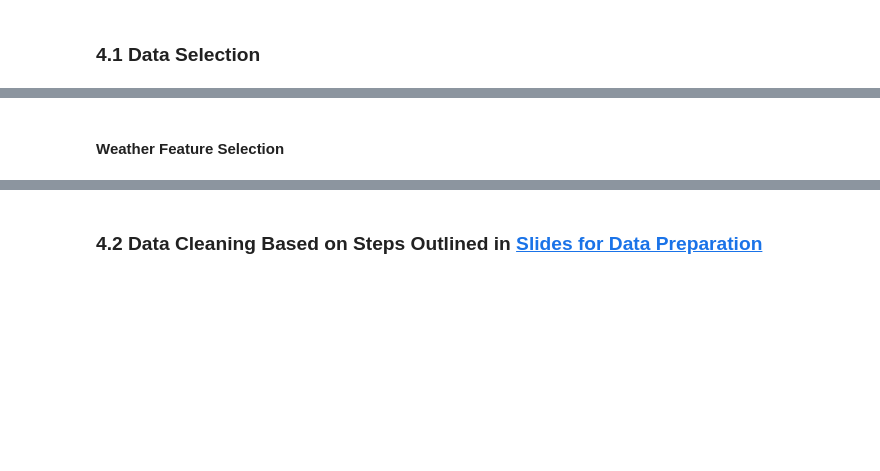
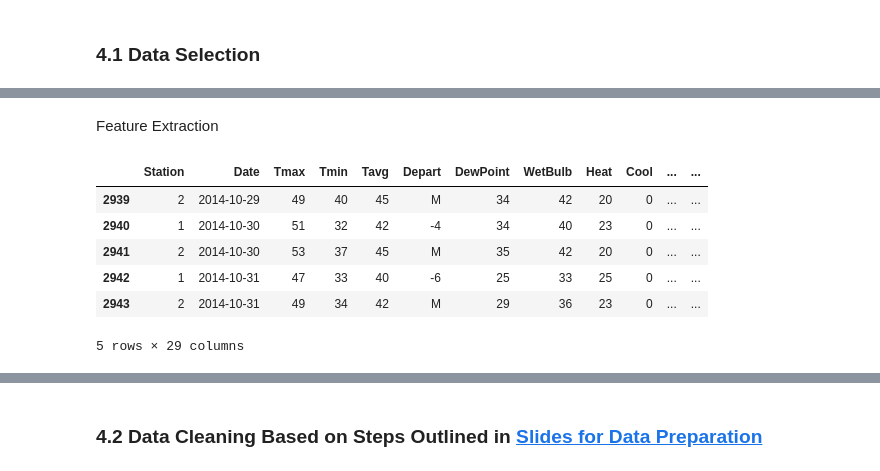
Before and after one commit to NilsLeo/WNV-prediction-model, a Jupyter notebook: Bearbeitung.ipynb, the cells around one changed output, grey strips where cells are left out. Drawn from its saved outputs; the diff is of its cells as text; code cells hidden in the pictures; blank space fills up the shorter version.

```diff
--- a/Bearbeitung.ipynb
+++ b/Bearbeitung.ipynb
@@ -360,2 +356,0 @@ WNV wird durch infizierte Mücken übertragen. Hot und trockene Bedingungen beg
-# %% [markdown]
-#### Weather Feature Selection
@@ -398,0 +372,46 @@ WNV wird durch infizierte Mücken übertragen. Hot und trockene Bedingungen beg
+# %% [markdown]
+Feature Extraction
+# %%
+# The weather conditions are encoded in the CodeSum column. We weill use Rainy, Snowy, Windy, Hazy as Umbrella Terms for various Conditions
+weather["CodeSum"].unique()
+
+# List of valid weather codes
+codes = ['+FC','FC', 'TS', 'GR', 'RA', 'DZ', 'SN', 'SG', 'GS', 'PL',
+         'IC', 'FG+', 'FG', 'BR', 'UP', 'HZ', 'FU', 'VA', 'DU', 'DS',
+         'PO', 'SA', 'SS', 'PY', 'SQ', 'DR', 'SH', 'FZ', 'MI', 'PR',
+         'BC', 'BL', 'VC']
+
+# Function to clean and filter codes in CodeSum
+def clean_codes(code_string):
+    filtered_codes = [code for code in code_string.split() if code in codes]
+    return ' '.join(filtered_codes)
+
+# Apply the function to the CodeSum column
+weather['CodeSum'] = weather['CodeSum'].apply(clean_codes)
+
+# Define a dictionary for conditions and their corresponding weather codes
+conditions = {
+    "Rainy": ['TS', 'RA', 'DZ', 'SH'],ac
+    "Snowy": ['SN', 'SG', 'GS', 'PL', 'IC', 'DR', 'BC', 'GR'],
+    "Windy": ['SQ', 'DS', 'SS', 'PO', 'BL'],
+    "Hazy": ['BR', 'HZ', 'FG', 'FU']
+}
+
+# Function to create dummy variables based on conditions
+def mark_conditions(row, condition_codes):
+    return any(code in row['CodeSum'].split() for code in condition_codes)
+
+# Apply the function to create dummy columns for each condition
+for condition, codes in conditions.items():
+    weather[condition] = weather.apply(mark_conditions, condition_codes=codes, axis=1).astype(int)
+
+# Display the last entries in the dataframe
+weather.tail()
+# %% [output]
+|  | Station | Date | Tmax | Tmin | Tavg | Depart | DewPoint | WetBulb | Heat | Cool | ... | ... |
+| 2939 | 2 | 2014-10-29 | 49 | 40 | 45 | M | 34 | 42 | 20 | 0 | ... | ... |
+| 2940 | 1 | 2014-10-30 | 51 | 32 | 42 | -4 | 34 | 40 | 23 | 0 | ... | ... |
+| 2941 | 2 | 2014-10-30 | 53 | 37 | 45 | M | 35 | 42 | 20 | 0 | ... | ... |
+| 2942 | 1 | 2014-10-31 | 47 | 33 | 40 | -6 | 25 | 33 | 25 | 0 | ... | ... |
+| 2943 | 2 | 2014-10-31 | 49 | 34 | 42 | M | 29 | 36 | 23 | 0 | ... | ... |
+5 rows × 29 columns
```
Also changed, not shown: parts of 56 cells of this notebook, 12 other files.
